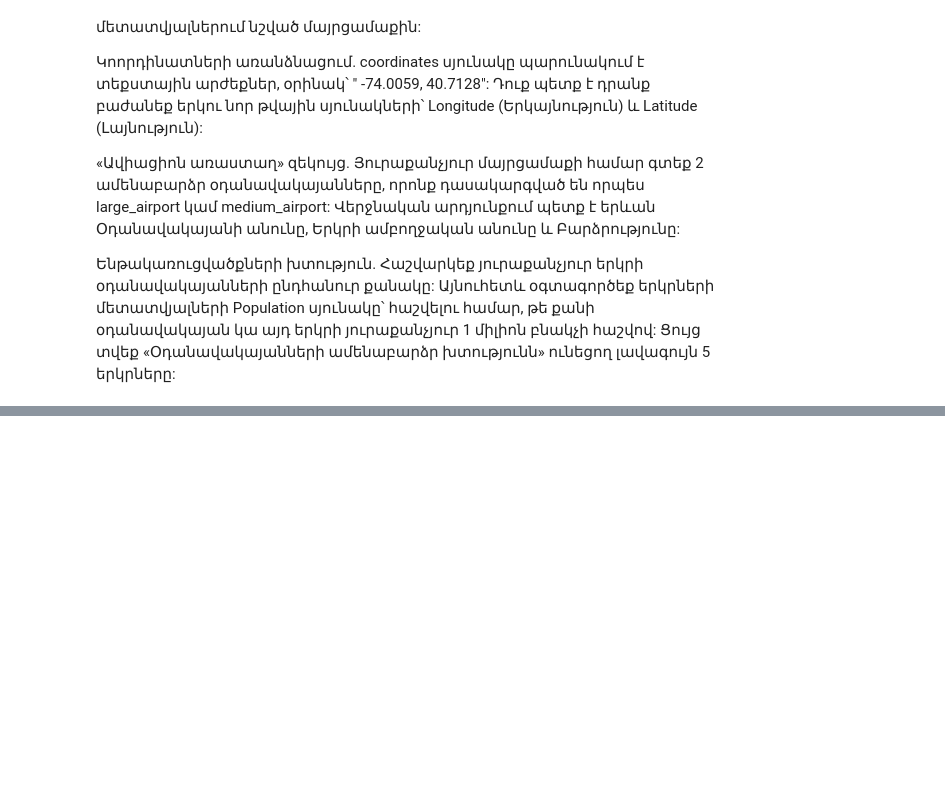
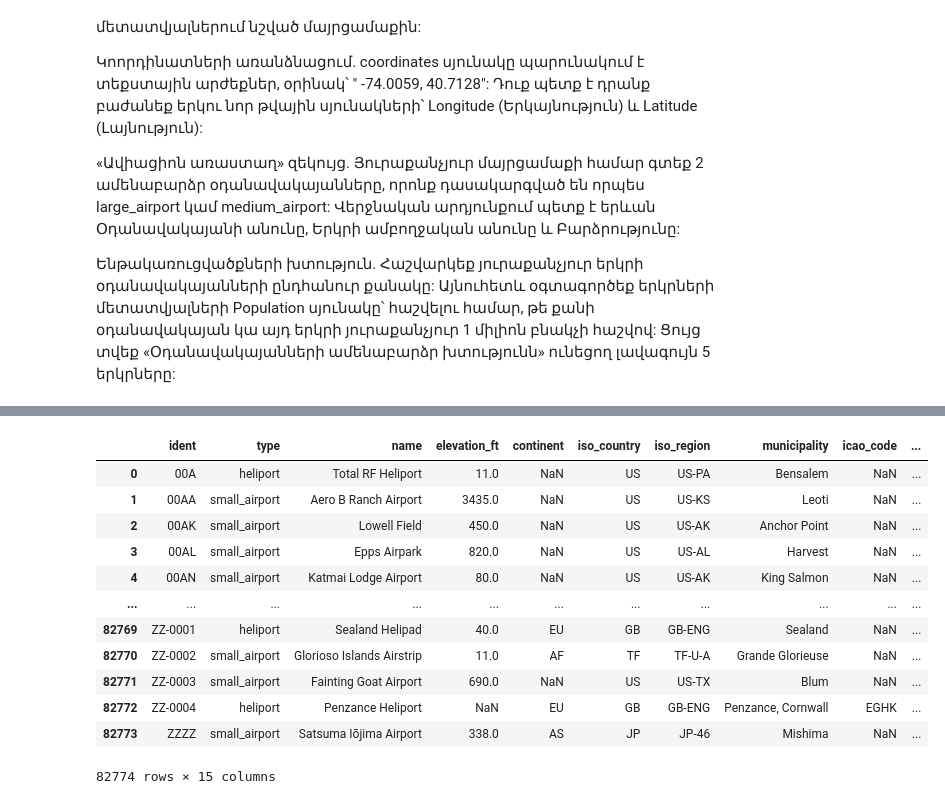
Before and after one commit to iamlajoya21/ml_bootcamp, a Jupyter notebook: current/classwork/Feb14.ipynb, the cells around one changed output, grey strips where cells are left out. Drawn from its saved outputs; the diff is of its cells as text; code cells hidden in the pictures; blank space fills up the shorter version.

```diff
--- a/current/classwork/Feb14.ipynb
+++ b/current/classwork/Feb14.ipynb
@@ -95,0 +128,31 @@ Infrastructure Density: Calculate the total number of airports for each country.
+# %%
+# --- Solution 2: Basic Merging ---
+# Clean the country dataframe first
+# Նախապատրաստում ենք երկրների աղյուսակը
+df_countries_clean = df_countries[['ISO3166-1-Alpha-2', 'official_name_en', 'ISO4217-currency_name']]
+
+# Merge based on the country code columns
+# Note: left_on and right_on are used because column names are different
+# Միավորում ենք ըստ երկրների կոդերի սյուների
+df_combined = pd.merge(
+    df_air,
+    df_countries_clean,
+    left_on='iso_country',
+    right_on='ISO3166-1-Alpha-2'
+)
+
+df_combined.drop('ISO3166-1-Alpha-2', axis=1)
+# %% [output]
+|  | ident | type | name | elevation_ft | continent | iso_country | iso_region | municipality | icao_code | ... |
+| 0 | 00A | heliport | Total RF Heliport | 11.0 | NaN | US | US-PA | Bensalem | NaN | ... |
+| 1 | 00AA | small_airport | Aero B Ranch Airport | 3435.0 | NaN | US | US-KS | Leoti | NaN | ... |
+| 2 | 00AK | small_airport | Lowell Field | 450.0 | NaN | US | US-AK | Anchor Point | NaN | ... |
+| 3 | 00AL | small_airport | Epps Airpark | 820.0 | NaN | US | US-AL | Harvest | NaN | ... |
+| 4 | 00AN | small_airport | Katmai Lodge Airport | 80.0 | NaN | US | US-AK | King Salmon | NaN | ... |
+| ... | ... | ... | ... | ... | ... | ... | ... | ... | ... | ... |
+| 82769 | ZZ-0001 | heliport | Sealand Helipad | 40.0 | EU | GB | GB-ENG | Sealand | NaN | ... |
+| 82770 | ZZ-0002 | small_airport | Glorioso Islands Airstrip | 11.0 | AF | TF | TF-U-A | Grande Glorieuse | NaN | ... |
+| 82771 | ZZ-0003 | small_airport | Fainting Goat Airport | 690.0 | NaN | US | US-TX | Blum | NaN | ... |
+| 82772 | ZZ-0004 | heliport | Penzance Heliport | NaN | EU | GB | GB-ENG | Penzance, Cornwall | EGHK | ... |
+| 82773 | ZZZZ | small_airport | Satsuma Iōjima Airport | 338.0 | AS | JP | JP-46 | Mishima | NaN | ... |
+82774 rows × 15 columns
```
Also changed, not shown: parts of 11 cells of this notebook, 1 other file.
